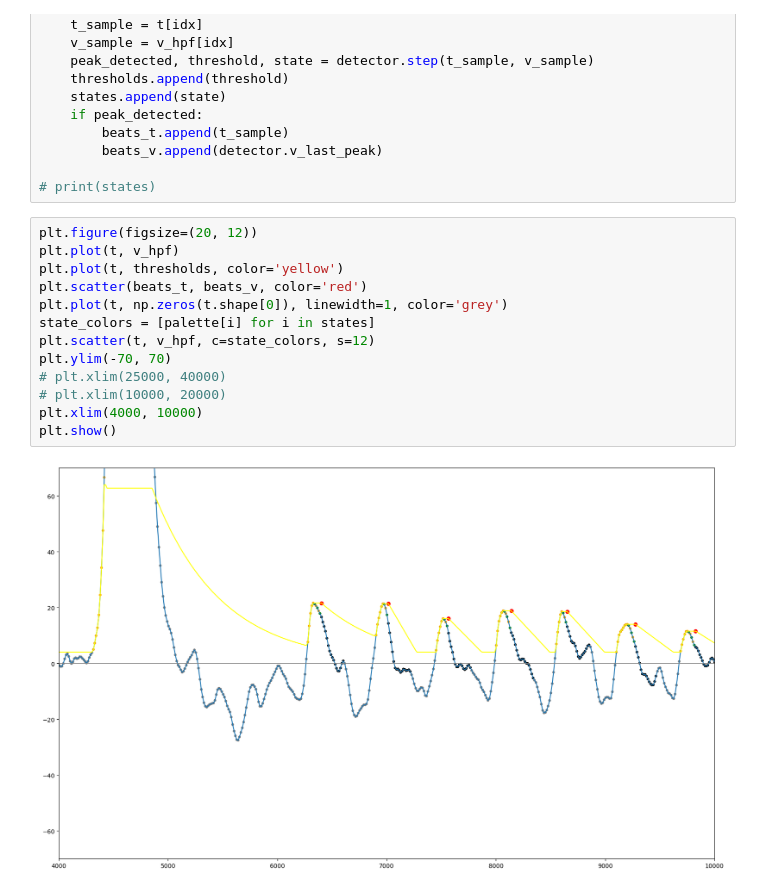
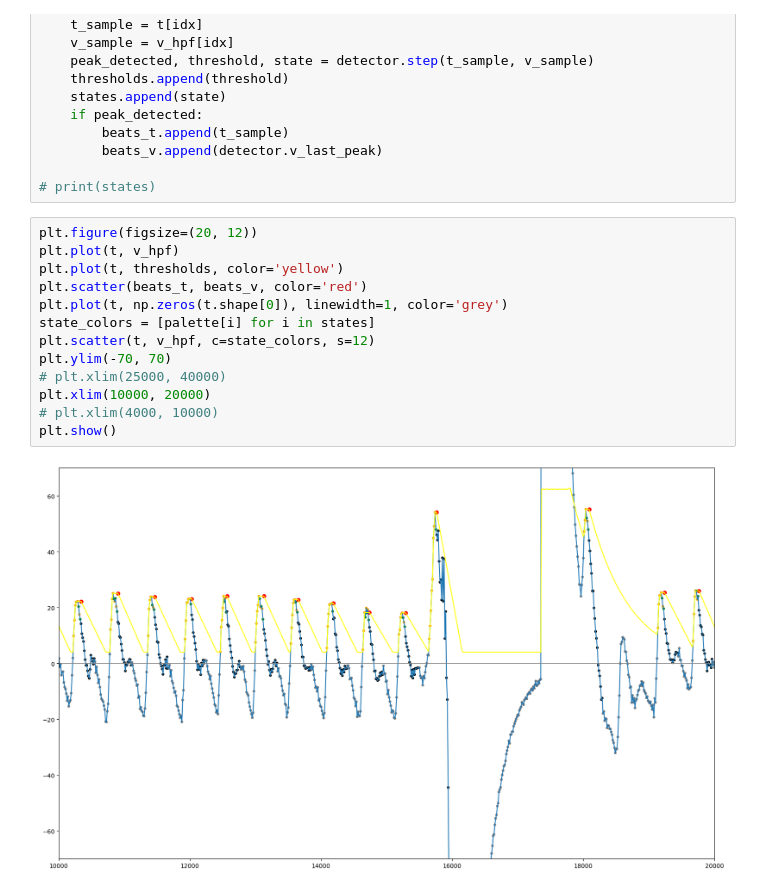
Before and after one commit to TianyiZhu877/Pulse_oximetry_BE189, a Jupyter notebook: Untitled.ipynb, the cells around one changed output. Saved outputs shown, nothing was run; the diff lists cells and outputs as text.

```diff
--- a/Untitled.ipynb
+++ b/Untitled.ipynb
@@ -244,15 +244,15 @@ for idx in range(t.shape[0]):
 # %%
 plt.figure(figsize=(20, 12))
 plt.plot(t, v_hpf)
 plt.plot(t, thresholds, color='yellow')
 plt.scatter(beats_t, beats_v, color='red')
 plt.plot(t, np.zeros(t.shape[0]), linewidth=1, color='grey')
 state_colors = [palette[i] for i in states]
 plt.scatter(t, v_hpf, c=state_colors, s=12)
 plt.ylim(-70, 70)
 # plt.xlim(25000, 40000)
-# plt.xlim(10000, 20000)
-plt.xlim(4000, 10000)
+plt.xlim(10000, 20000)
+# plt.xlim(4000, 10000)
 plt.show()
 # %% [output]
-[figure, old version]
+[figure, new version]
```
Also changed, not shown: 2 other files.
